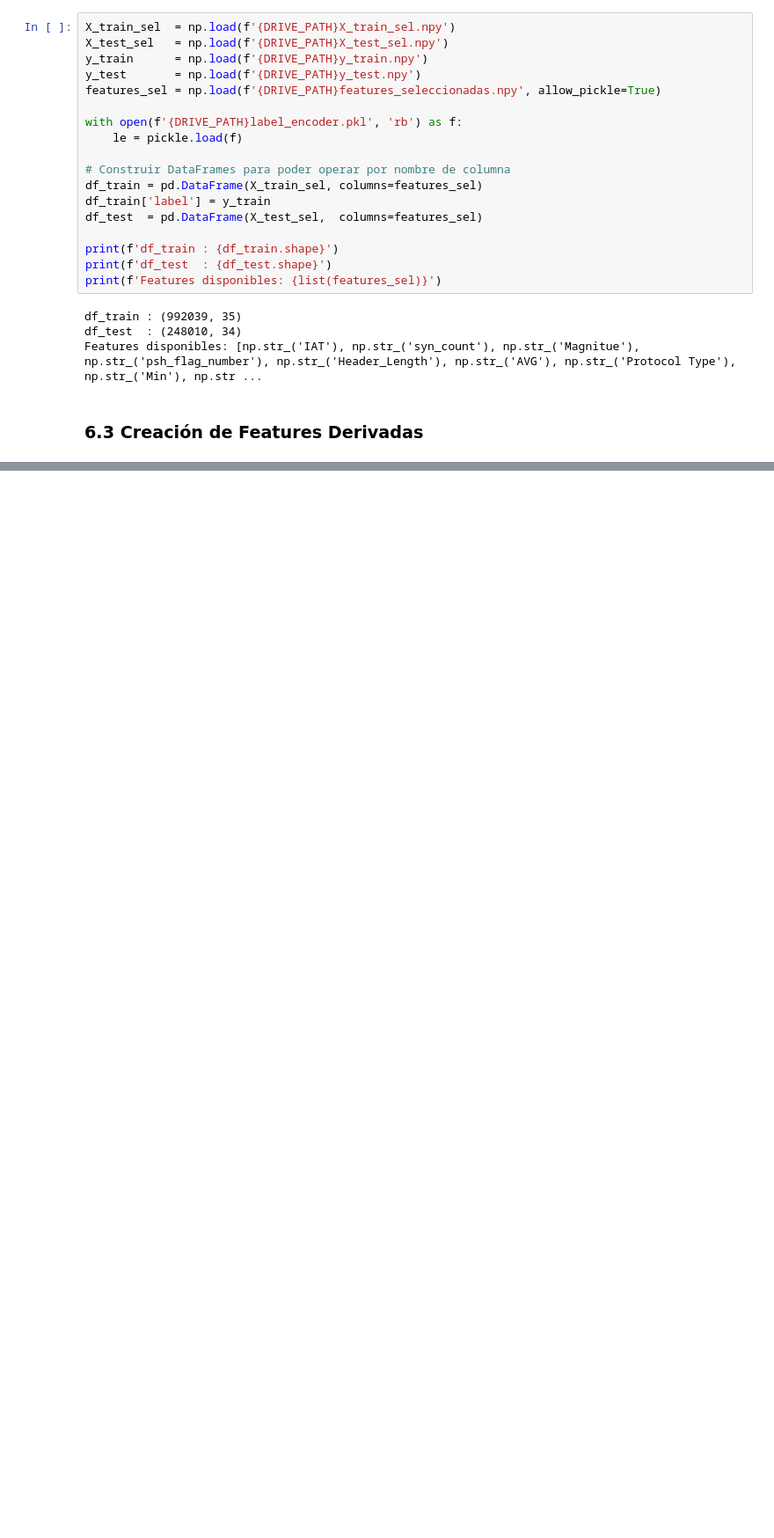
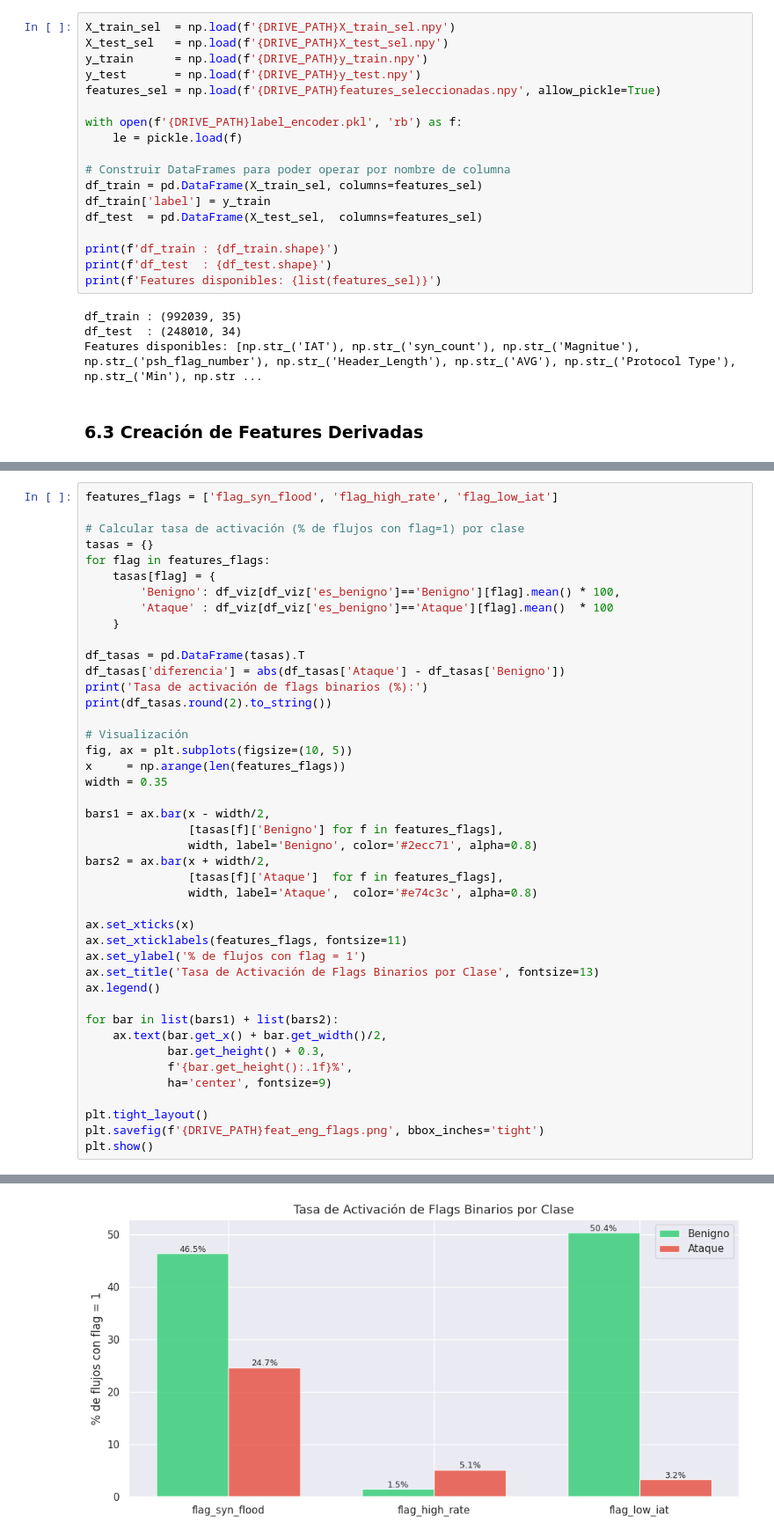
Before and after one commit to xtsebas/iot-intrusion-detection-ml, a Jupyter notebook: notebooks/Parte_1.ipynb, the cells around one changed output, grey strips where cells are left out. Shown at 88% size. Drawn from its saved outputs; the diff is of its cells as text; blank space fills up the shorter version.

Commit message:
Feat: Tasa de activación de flags binarios

```diff
--- a/notebooks/Parte_1.ipynb
+++ b/notebooks/Parte_1.ipynb
@@ -1359,0 +1412,44 @@ max          1.0000
+# %%
+features_flags = ['flag_syn_flood', 'flag_high_rate', 'flag_low_iat']
+
+# Calcular tasa de activación (% de flujos con flag=1) por clase
+tasas = {}
+for flag in features_flags:
+    tasas[flag] = {
+        'Benigno': df_viz[df_viz['es_benigno']=='Benigno'][flag].mean() * 100,
+        'Ataque' : df_viz[df_viz['es_benigno']=='Ataque'][flag].mean()  * 100
+    }
+
+df_tasas = pd.DataFrame(tasas).T
+df_tasas['diferencia'] = abs(df_tasas['Ataque'] - df_tasas['Benigno'])
+print('Tasa de activación de flags binarios (%):')
+print(df_tasas.round(2).to_string())
+
+# Visualización
+fig, ax = plt.subplots(figsize=(10, 5))
+x     = np.arange(len(features_flags))
+width = 0.35
+
+bars1 = ax.bar(x - width/2,
+               [tasas[f]['Benigno'] for f in features_flags],
+               width, label='Benigno', color='#2ecc71', alpha=0.8)
+bars2 = ax.bar(x + width/2,
+               [tasas[f]['Ataque']  for f in features_flags],
+               width, label='Ataque',  color='#e74c3c', alpha=0.8)
+
+ax.set_xticks(x)
+ax.set_xticklabels(features_flags, fontsize=11)
+ax.set_ylabel('% de flujos con flag = 1')
+ax.set_title('Tasa de Activación de Flags Binarios por Clase', fontsize=13)
+ax.legend()
+
+for bar in list(bars1) + list(bars2):
+    ax.text(bar.get_x() + bar.get_width()/2,
+            bar.get_height() + 0.3,
+            f'{bar.get_height():.1f}%',
+            ha='center', fontsize=9)
+
+plt.tight_layout()
+plt.savefig(f'{DRIVE_PATH}feat_eng_flags.png', bbox_inches='tight')
+plt.show()
+# %% [output]
@@ -1359,0 +1461 @@ max          1.0000
+[figure, added]
```
Also changed, not shown: parts of 5 cells of this notebook.
